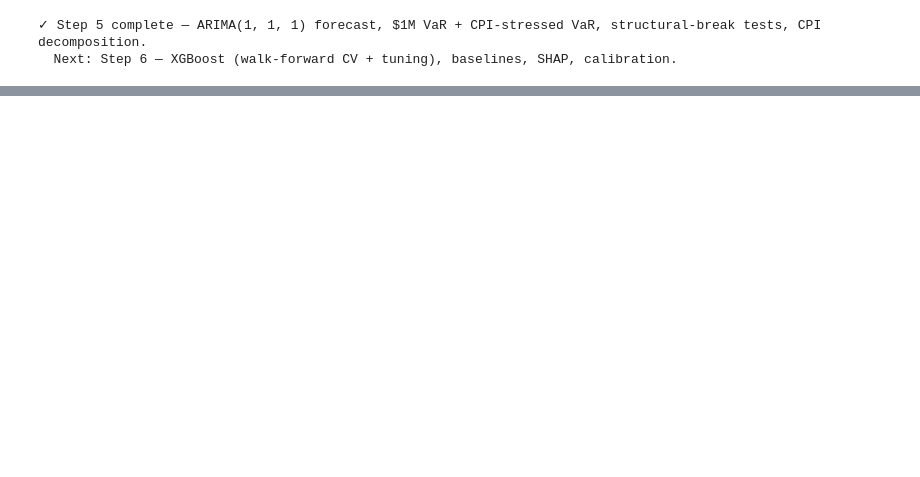
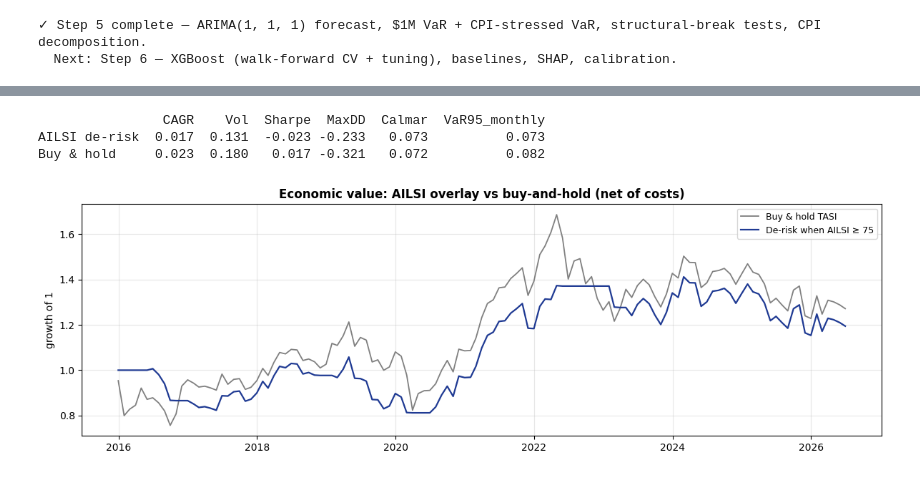
Before and after one commit to Muhfaden/ailsi-tasi, a Jupyter notebook: AILSI_Project.ipynb, the cells around one changed output, grey strips where cells are left out. Cells and saved outputs as stored; diff of their text form; code cells hidden in the pictures; blank space fills up the shorter version.

```diff
--- a/AILSI_Project.ipynb
+++ b/AILSI_Project.ipynb
@@ -1554,0 +1800,34 @@ print("  Next: Step 6 — XGBoost (walk-forward CV + tuning), baselines, SHAP, c
+# %%
+signal = out["ailsi_rt"].reindex(M.index).shift(1)        # last month's real-time reading (known)
+bt = pd.DataFrame({"ret": M["tasi_ret"], "sig": signal}).dropna()
+COST = 0.0015                                              # 15 bps per position change
+bt["pos"]   = (bt["sig"] < 75).astype(float)              # invested unless a High/Crisis warning
+bt["turn"]  = bt["pos"].diff().abs().fillna(0)
+bt["strat"] = bt["pos"] * bt["ret"] - COST * bt["turn"]
+bt["bh"]    = bt["ret"]
+
+def perf(r, rf=0.02, ann=12):
+    g = (1 + r).cumprod()
+    cagr = g.iloc[-1] ** (ann / len(r)) - 1
+    vol  = r.std() * np.sqrt(ann)
+    sharpe = (cagr - rf) / vol if vol > 0 else np.nan
+    dd = (g / g.cummax() - 1).min()
+    return {"CAGR": cagr, "Vol": vol, "Sharpe": sharpe, "MaxDD": dd,
+            "Calmar": cagr / abs(dd) if dd < 0 else np.nan,
+            "VaR95_monthly": -np.quantile(r, 0.05)}
+
+perf_tab = pd.DataFrame({"AILSI de-risk": perf(bt["strat"]), "Buy & hold": perf(bt["bh"])}).T
+print(perf_tab.round(3).to_string())
+
+eq = (1 + bt[["strat", "bh"]]).cumprod()
+fig, ax = plt.subplots(figsize=(12, 4))
+ax.plot(eq.index, eq["bh"], color="0.5", lw=1.3, label="Buy & hold TASI")
+ax.plot(eq.index, eq["strat"], color="#1f3a93", lw=1.6, label="De-risk when AILSI ≥ 75")
+ax.set_title("Economic value: AILSI overlay vs buy-and-hold (net of costs)", fontweight="bold")
+ax.set_ylabel("growth of 1"); ax.legend(fontsize=9); ax.grid(alpha=0.3)
+fig.tight_layout(); fig.savefig(ARTEFACT_DIR / "07_backtest.png", dpi=120, bbox_inches="tight"); plt.show()
+# %% [output]
+                CAGR    Vol  Sharpe  MaxDD  Calmar  VaR95_monthly
+AILSI de-risk  0.017  0.131  -0.023 -0.233   0.073          0.073
+Buy & hold     0.023  0.180   0.017 -0.321   0.072          0.082
+[figure, added]
```
Also changed, not shown: parts of 45 cells of this notebook.
